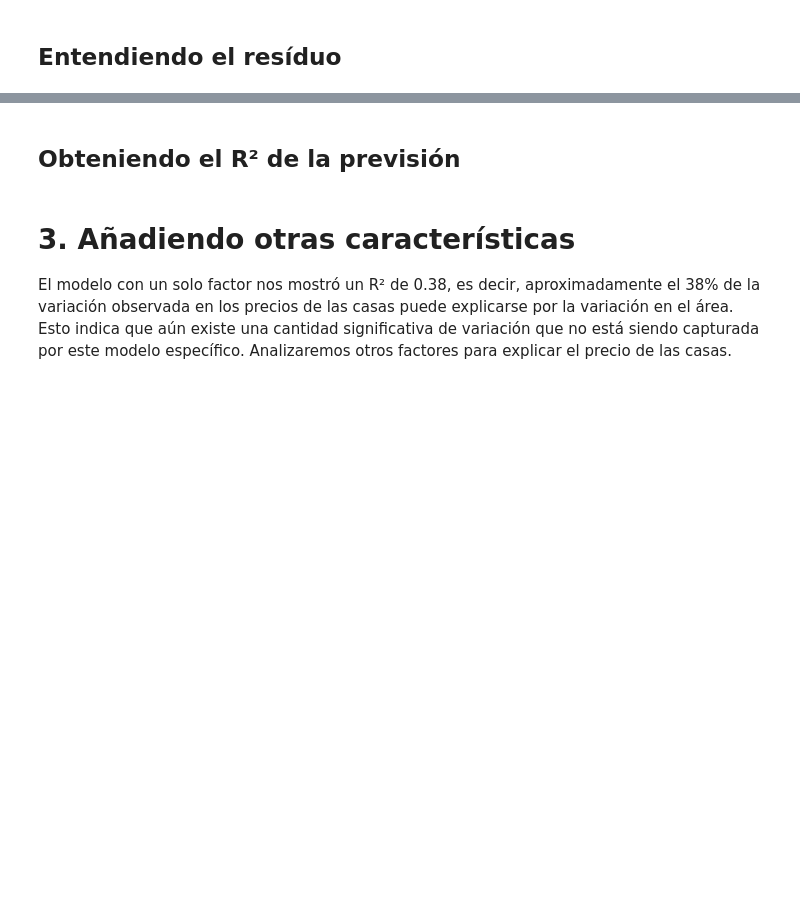
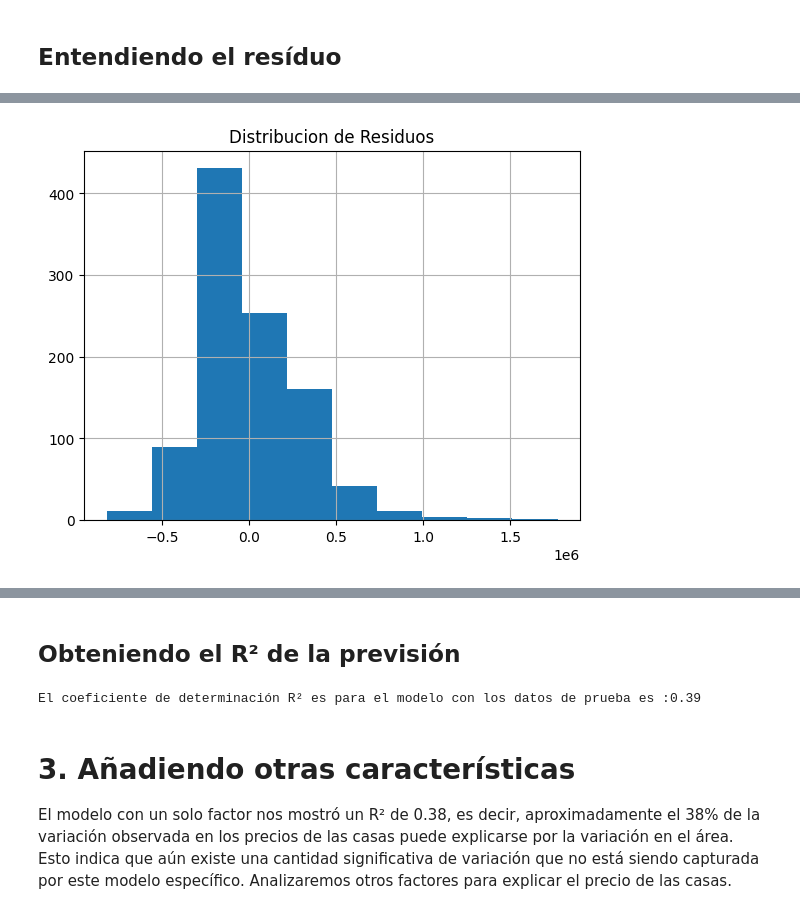
Before and after one commit to wimero72/Regression_Lineal-Aula1, a Jupyter notebook: precios_de_inmuebles_regresion_lineal.ipynb, the cells around one changed output, grey strips where cells are left out. Drawn from its saved outputs; the diff is of its cells as text; code cells hidden in the pictures; blank space fills up the shorter version.

Commit message:
Coeficiente de determinación lineal

```diff
--- a/precios_de_inmuebles_regresion_lineal.ipynb
+++ b/precios_de_inmuebles_regresion_lineal.ipynb
@@ -216,3 +257,10 @@ En este caso, recurrimos a la métrica R², el coeficiente de determinación. El
+# %%
+# Cómo están distribuidos
+modelo_0.resid.hist()
+plt.title('Distribucion de Residuos')
+plt.show()
+# %% [output]
+[figure, added]
 # %% [markdown]
 <img src="https://i.ibb.co/zGTB35V/residuos.png" alt="residuos" border="0">
 # %% [markdown]
@@ -226,3 +274,8 @@ En este caso, recurrimos a la métrica R², el coeficiente de determinación. El
+# %%
+# mostrando el resultado de r²
+print(f'El coeficiente de determinación R² es para el modelo con los datos de prueba es :{round(r2_score(y_test,y_predict),2)}')
+# %% [output]
+El coeficiente de determinación R² es para el modelo con los datos de prueba es :0.39
 # %% [markdown]
 # 3. Añadiendo otras características
 
```
Also changed, not shown: parts of 21 cells of this notebook.
